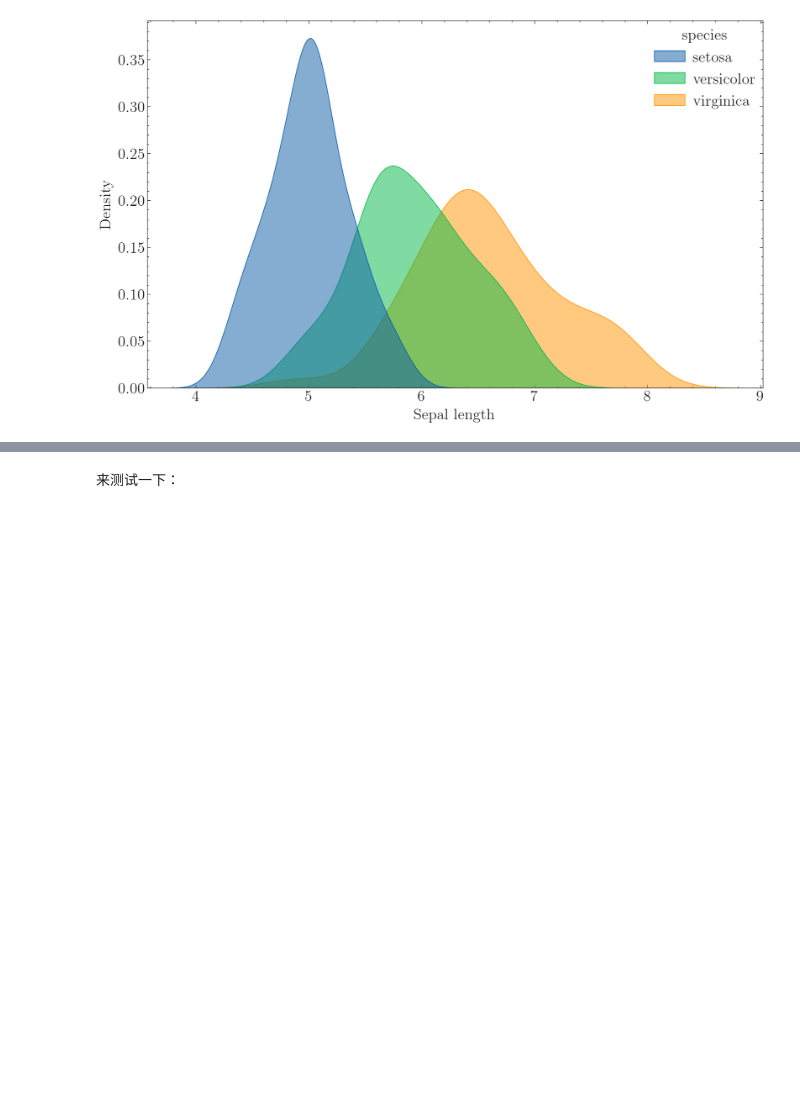
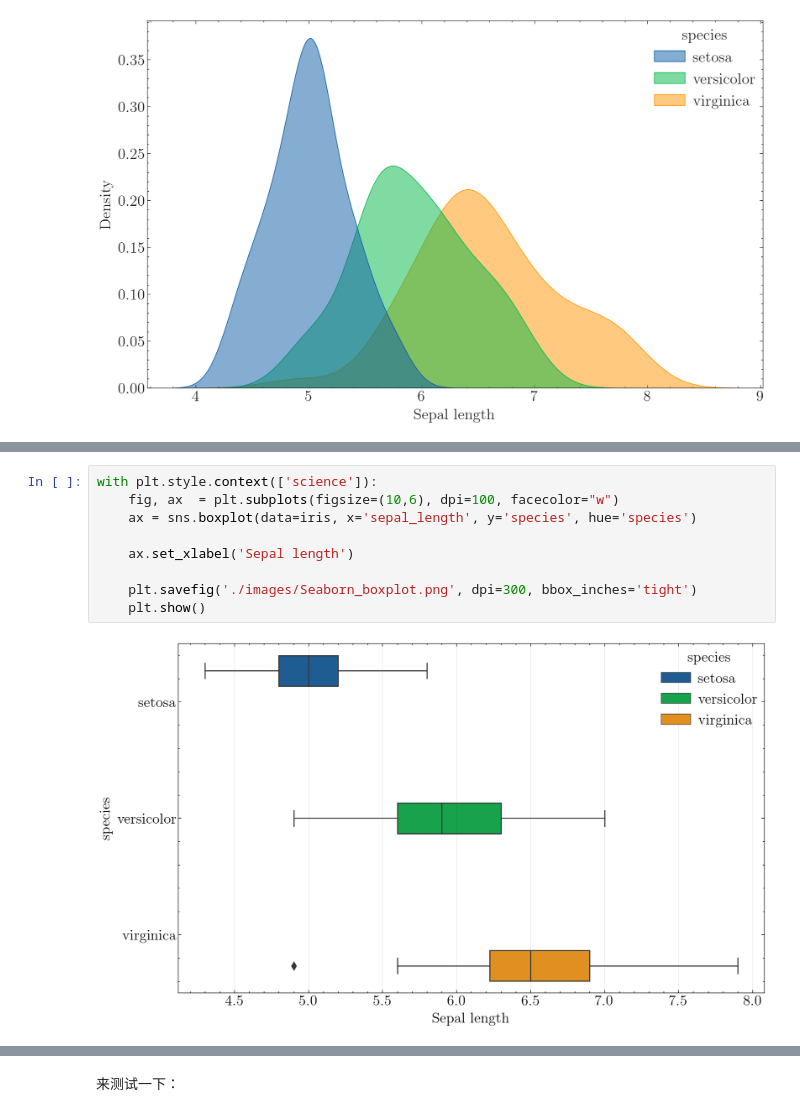
Before and after one commit to GKDGKD/paper_plot_learning, a Jupyter notebook: 第3章 单变量绘图.ipynb, the cells around one changed output, grey strips where cells are left out. Drawn from its saved outputs; the diff is of its cells as text; blank space fills up the shorter version.

```diff
--- a/第3章 单变量绘图.ipynb
+++ b/第3章 单变量绘图.ipynb
@@ -194 +212,12 @@ plt.show()
+# %%
+with plt.style.context(['science']):
+    fig, ax  = plt.subplots(figsize=(10,6), dpi=100, facecolor="w")
+    ax = sns.boxplot(data=iris, x='sepal_length', y='species', hue='species')
+
+    ax.set_xlabel('Sepal length')
+
+    plt.savefig('./images/Seaborn_boxplot.png', dpi=300, bbox_inches='tight')
+    plt.show()
+# %% [output]
+[figure, added]
 # %% [markdown]
```
Also changed, not shown: parts of 15 cells of this notebook, 27 other files.
